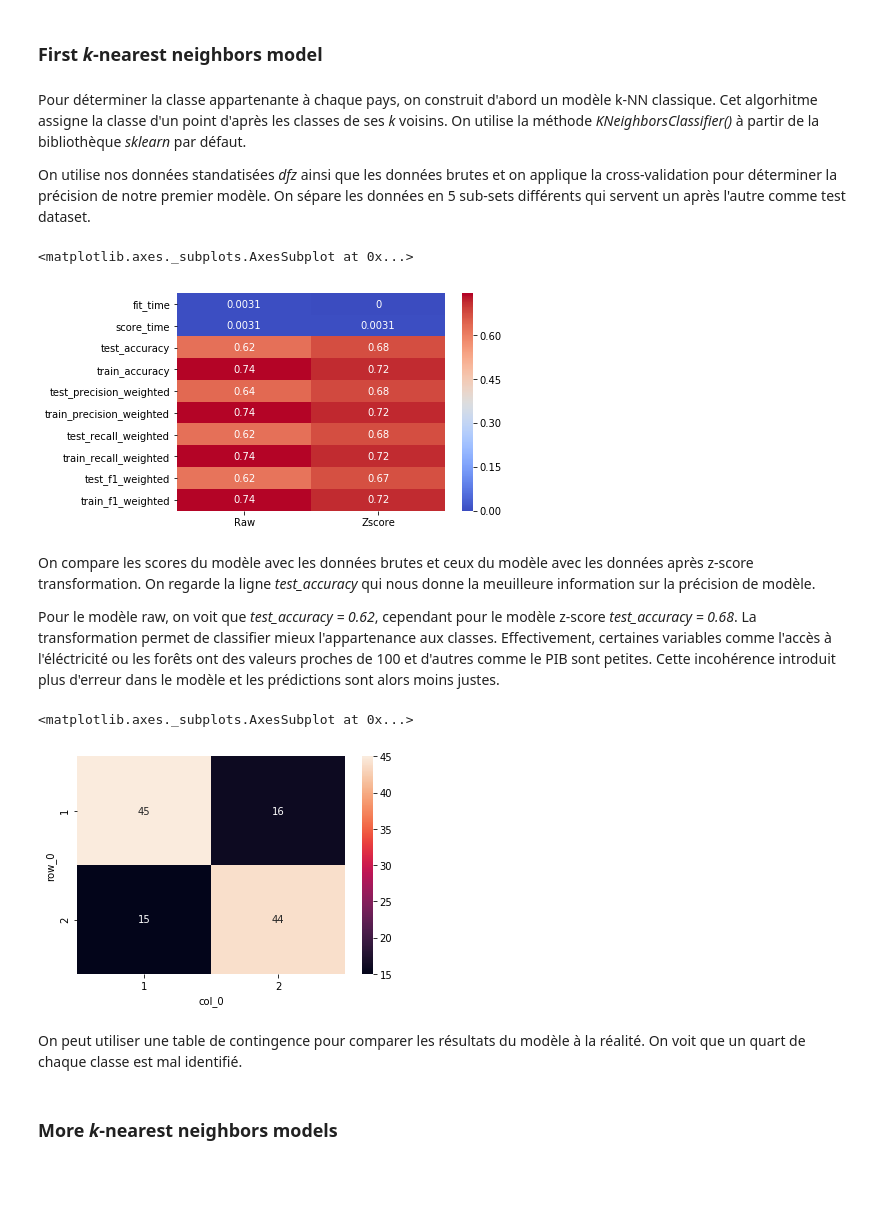
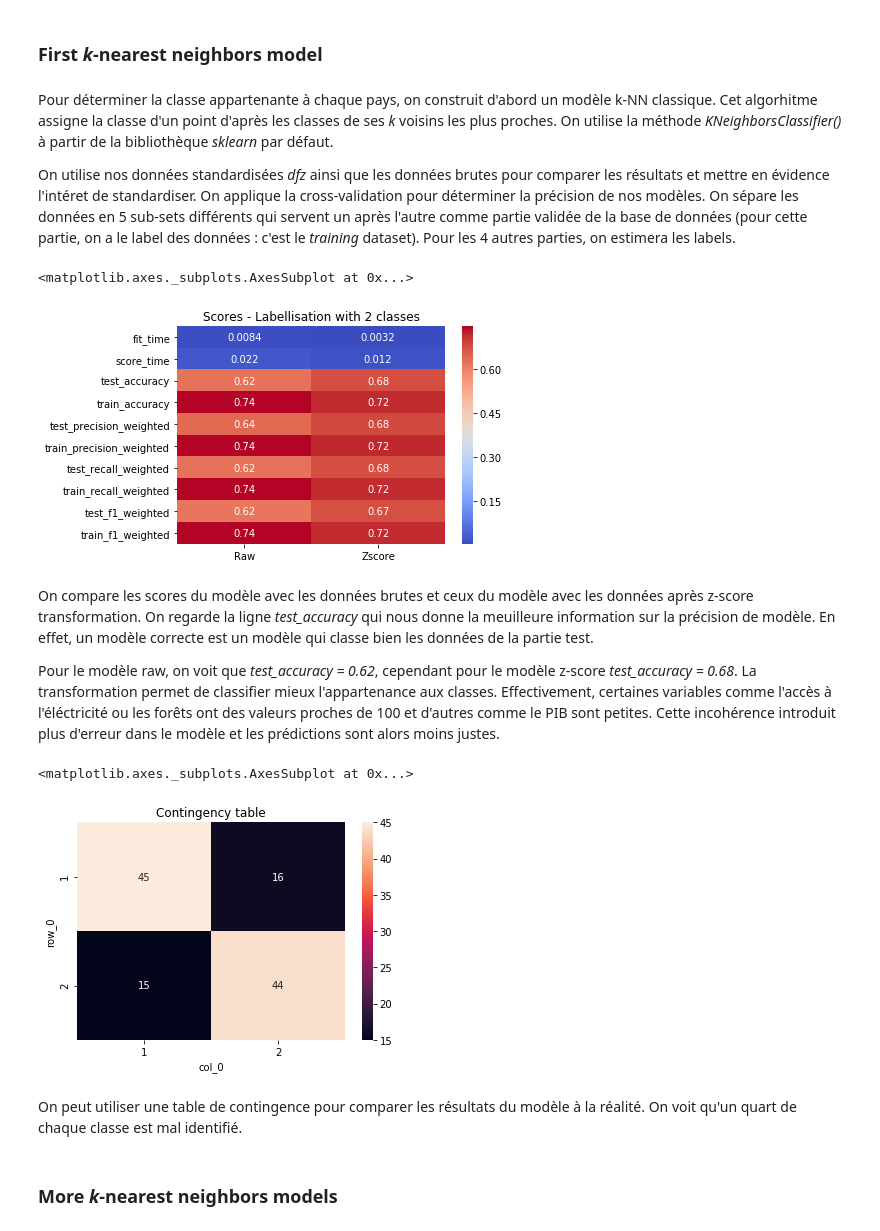
Before and after one commit to RuzickaJiri/Project_AI, a Jupyter notebook: Project_AI_classification.ipynb, the cells around one changed output. Saved outputs shown, nothing was run; the diff lists cells and outputs as text; code cells hidden in the pictures; blank space fills up the shorter version.

```diff
--- a/Project_AI_classification.ipynb
+++ b/Project_AI_classification.ipynb
@@ -29,11 +29,19 @@ On utilise les mêmes données issues comme dans le notebook *clustering*. On le
 # %%
 dt = pds.read_csv('569a01d3-3538-49da-a03a-63d8d3151235_Data.txt', sep="\t") # load a pandas dataframe from csv in current directory
 dt = dt[:-5]
-stamps = ['Time\t', 'Time Code\t', 'Country Name\t', 'Country Code\t', 'CO2 emissions (kg per 2011 PPP $ of GDP)\t', 'Access to electricity (% of population)\t', 'Electricity production from oil, gas and coal sources (% of total)\t', 'GDP per capita growth (annual %)\t', 'Industry (including construction), value added per worker (constant 2010 US$)\t', 'Agriculture, forestry, and fishing, value added per worker (constant 2010 US$)\t', 'International tourism, receipts (% of total exports)\t', 'Exports of goods and services (% of GDP)\t', 'Imports of goods and services (% of GDP)\t', 'Urban population (% of total population)\t', 'Population, total\t', 'Death rate, crude (per 1,000 people)\t', 'Forest area (% of land area)\t']
+stamps = ['Time\t', 'Time Code\t', 'Country Name\t', 'Country Code\t', 'CO2 emissions (kg per 2011 PPP $ of GDP)\t', \
+          'Access to electricity (% of population)\t', 'Electricity production from oil, gas and coal sources (% of total)\t', \
+          'GDP per capita growth (annual %)\t', 'Industry (including construction), value added per worker (constant 2010 US$)\t', \
+          'Agriculture, forestry, and fishing, value added per worker (constant 2010 US$)\t', \
+          'International tourism, receipts (% of total exports)\t', 'Exports of goods and services (% of GDP)\t', \
+          'Imports of goods and services (% of GDP)\t', 'Urban population (% of total population)\t', \
+          'Population, total\t', 'Death rate, crude (per 1,000 people)\t', 'Forest area (% of land area)\t']
 dt.columns = stamps
 dt.index = dt['Country Name\t']
 dt = dt.drop(['Time\t', 'Time Code\t', 'Country Name\t', 'Country Code\t'], axis=1)
 dt = dt.dropna()
-dt = dt.drop(['Imports of goods and services (% of GDP)\t', 'Population, total\t', 'Urban population (% of total population)\t', 'Agriculture, forestry, and fishing, value added per worker (constant 2010 US$)\t', 'International tourism, receipts (% of total exports)\t', 'Industry (including construction), value added per worker (constant 2010 US$)\t', 'Electricity production from oil, gas and coal sources (% of total)\t'], axis=1)
-
-dt
+dt = dt.drop(['Imports of goods and services (% of GDP)\t', 'Population, total\t', 'Urban population (% of total population)\t', \
+              'Agriculture, forestry, and fishing, value added per worker (constant 2010 US$)\t', \
+              'International tourism, receipts (% of total exports)\t', \
+              'Industry (including construction), value added per worker (constant 2010 US$)\t', \
+              'Electricity production from oil, gas and coal sources (% of total)\t'], axis=1)
@@ -156,9 +131,10 @@ On voit que les variables ont des moyennes quasi-nulles et l'écart-type égal
 # %% [markdown]
 ### First *k*-nearest neighbors model
 # %% [markdown]
-Pour déterminer la classe appartenante à chaque pays, on construit d'abord un modèle k-NN classique. Cet algorhitme assigne la classe d'un point d'après les classes de ses *k* voisins. On utilise la méthode *KNeighborsClassifier()* à partir de la bibliothèque *sklearn* par défaut.
+Pour déterminer la classe appartenante à chaque pays, on construit d'abord un modèle k-NN classique. Cet algorhitme assigne la classe d'un point d'après les classes de ses *k* voisins les plus proches. On utilise la méthode *KNeighborsClassifier()* à partir de la bibliothèque *sklearn* par défaut.
 
-On utilise nos données standatisées *dfz* ainsi que les données brutes et on applique la cross-validation pour déterminer la précision de notre premier modèle. On sépare les données en 5 sub-sets différents qui servent un après l'autre comme test dataset.
+On utilise nos données standardisées *dfz* ainsi que les données brutes pour comparer les résultats et mettre en évidence l'intéret de standardiser.
+On applique la cross-validation pour déterminer la précision de nos modèles. On sépare les données en 5 sub-sets différents qui servent un après l'autre comme partie validée de la base de données (pour cette partie, on a le label des données : c'est le *training* dataset). Pour les 4 autres parties, on estimera les labels.
 # %%
 cv = StratifiedKFold(n_splits=5, random_state=0, shuffle=True)
 
@@ -176,24 +152,26 @@ scores_z = cross_validate(knn, dfz, labels, scoring=scoring,cv=cv, return_train_
 scores_z = pds.DataFrame(scores_z).mean()
 # %%
 full_scores = pds.DataFrame({"Raw": scores, "Zscore":scores_z})
+plt.title('Scores - Labellisation with 2 classes')
 sns.heatmap(full_scores,annot=True,cmap='coolwarm')
 # %% [output]
 <matplotlib.axes._subplots.AxesSubplot at 0x...>
-[figure, old version]
+[figure, new version]
 # %% [markdown]
-On compare les scores du modèle avec les données brutes et ceux du modèle avec les données après z-score transformation. On regarde la ligne *test_accuracy* qui nous donne la meuilleure information sur la précision de modèle.
+On compare les scores du modèle avec les données brutes et ceux du modèle avec les données après z-score transformation. On regarde la ligne *test_accuracy* qui nous donne la meuilleure information sur la précision de modèle. En effet, un modèle correcte est un modèle qui classe bien les données de la partie test.
 
 Pour le modèle raw, on voit que *test_accuracy = 0.62*, cependant pour le modèle z-score *test_accuracy = 0.68*. La transformation permet de classifier mieux l'appartenance aux classes. Effectivement, certaines variables comme l'accès à l'éléctricité ou les forêts ont des valeurs proches de 100 et d'autres comme le PIB sont petites. Cette incohérence introduit plus d'erreur dans le modèle et les prédictions sont alors moins justes.
 # %%
 knn.fit(dfz, labels)
 clusters = knn.predict(dfz)
 crosstab = pds.crosstab(clusters,np.asarray(labels))
+plt.title('Contingency table')
 sns.heatmap(crosstab, annot=True)
 # %% [output]
 <matplotlib.axes._subplots.AxesSubplot at 0x...>
-[figure, old version]
+[figure, new version]
 # %% [markdown]
-On peut utiliser une table de contingence pour comparer les résultats du modèle à la réalité. On voit que un quart de chaque classe est mal identifié.
+On peut utiliser une table de contingence pour comparer les résultats du modèle à la réalité. On voit qu'un quart de chaque classe est mal identifié.
 # %% [markdown]
 ### More *k*-nearest neighbors models
 # %% [markdown]
```
Also changed, not shown: parts of 48 cells of this notebook, 4 other files.
